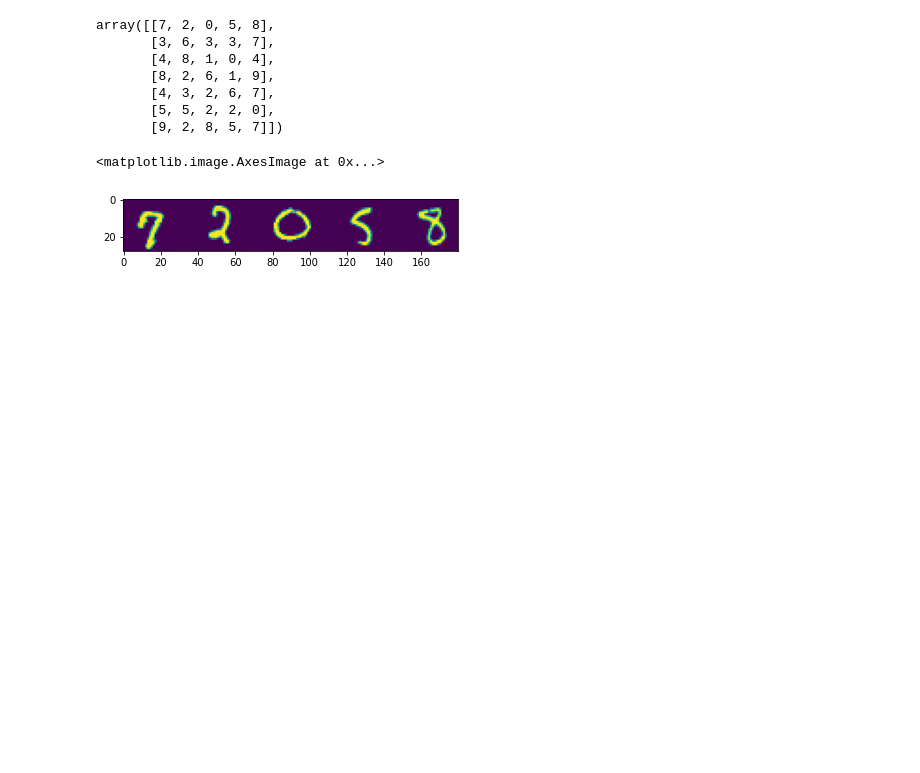
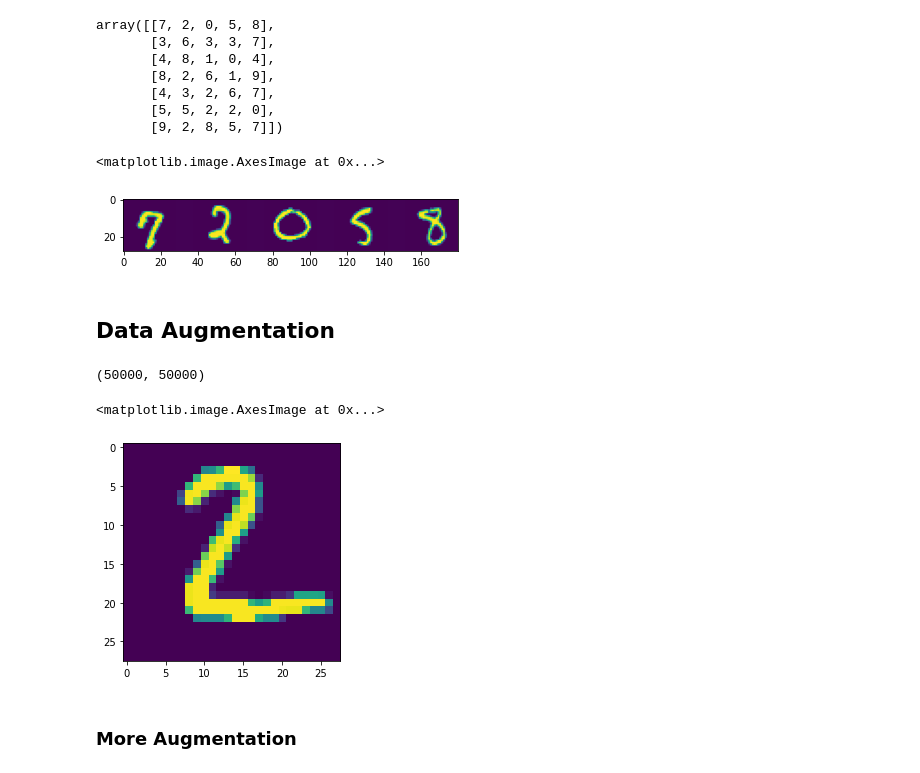
Before and after one commit to Iftekhar-mobin/AI-system, a Jupyter notebook: Assignments/Number_gen_assign01.ipynb, the cells around one changed output. Cells and saved outputs as stored; diff of their text form; code cells hidden in the pictures; blank space fills up the shorter version.

```diff
--- a/Assignments/Number_gen_assign01.ipynb
+++ b/Assignments/Number_gen_assign01.ipynb
@@ -242,3 +262,5 @@ plt.imshow(generated_data['arr_0'][0])
 # %% [output]
 <matplotlib.image.AxesImage at 0x...>
 [figure]
+# %% [markdown]
+## Data Augmentation
@@ -244,0 +270,25 @@ plt.imshow(generated_data['arr_0'][0])
+# %%
+def shift_image(image, dx, dy):
+    image = image.reshape((28, 28))
+    shifted_image = shift(image, [dy, dx], cval=0, mode="constant")
+    return shifted_image.reshape([-1])
+# %%
+# Creating Augmented Dataset
+X_train_augmented = [image for image in x]
+y_train_augmented = [image for image in y]
+aug_px = 3
+for dx, dy in ((aug_px, 0), (-aug_px, 0), (0, aug_px), (0, -aug_px)):
+     for image, label in zip(x, y):
+         X_train_augmented.append(shift_image(image, dx, dy))
+         y_train_augmented.append(label)
+# %%
+len(X_train_augmented), len(y_train_augmented)
+# %% [output]
+(50000, 50000)
+# %%
+plt.imshow(X_train_augmented[1])
+# %% [output]
+<matplotlib.image.AxesImage at 0x...>
+[figure, added]
+# %% [markdown]
+### More Augmentation
```
Also changed, not shown: parts of 11 cells of this notebook, 2 other files.
